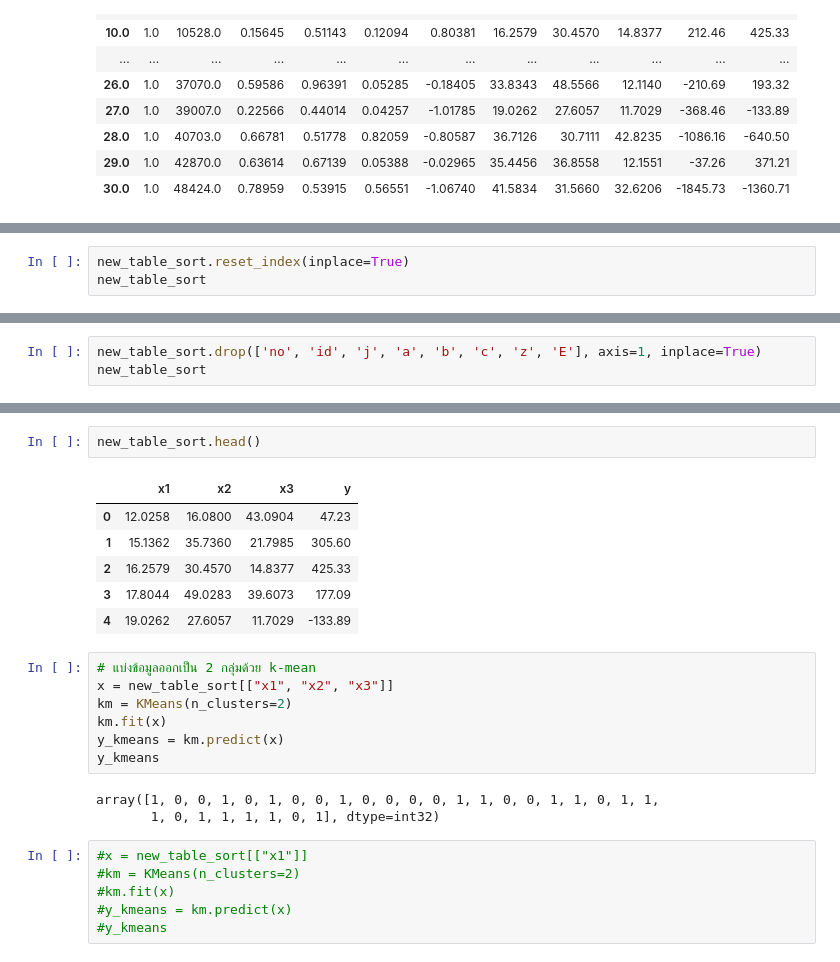
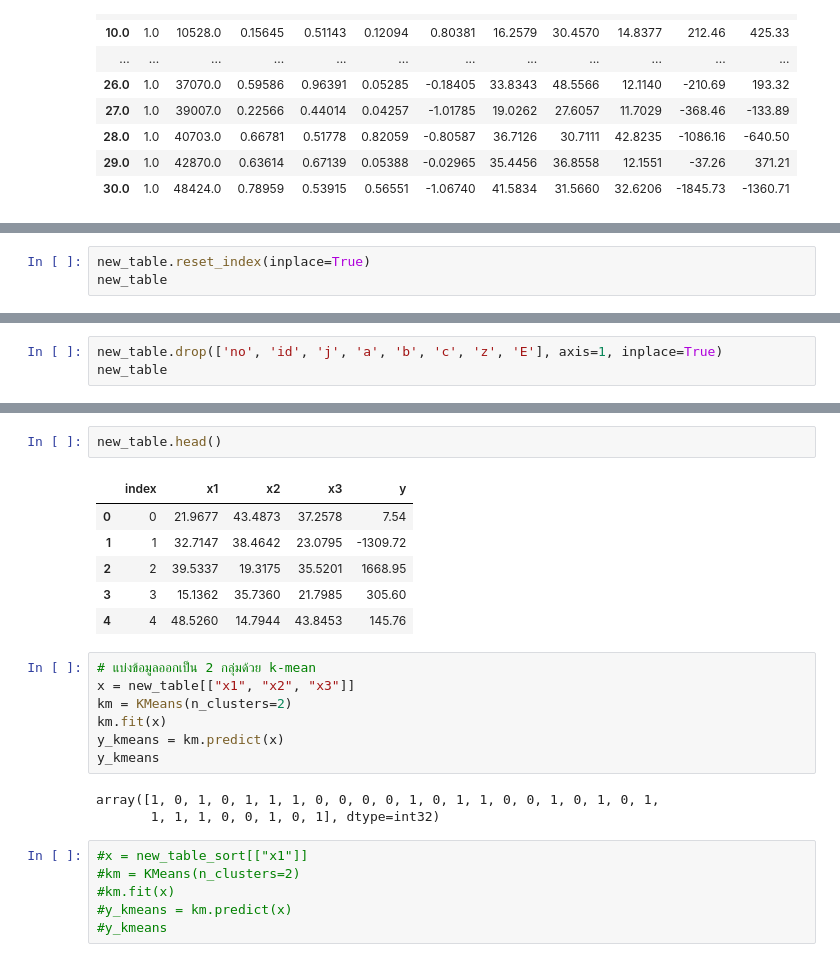
Before and after one commit to iam-fern/Research, a Jupyter notebook: GQtest_Cluster.ipynb, the cells around one changed output, grey strips where cells are left out. Drawn from its saved outputs; the diff is of its cells as text.

```diff
--- a/GQtest_Cluster.ipynb
+++ b/GQtest_Cluster.ipynb
@@ -146,4 +127,4 @@ new_table_sort
 # %%
-new_table_sort.reset_index(inplace=True)
-new_table_sort
+new_table.reset_index(inplace=True)
+new_table
 # %% [output]
@@ -167,4 +148,4 @@ new_table_sort
 # %%
-new_table_sort.drop(['no', 'id', 'j', 'a', 'b', 'c', 'z', 'E'], axis=1, inplace=True)
-new_table_sort
+new_table.drop(['no', 'id', 'j', 'a', 'b', 'c', 'z', 'E'], axis=1, inplace=True)
+new_table
 # %% [output]
@@ -209,22 +190,22 @@ new_table_sort
 # %%
-new_table_sort.head()
+new_table.head()
 # %% [output]
-|  | x1 | x2 | x3 | y |
-| 0 | 12.0258 | 16.0800 | 43.0904 | 47.23 |
-| 1 | 15.1362 | 35.7360 | 21.7985 | 305.60 |
-| 2 | 16.2579 | 30.4570 | 14.8377 | 425.33 |
-| 3 | 17.8044 | 49.0283 | 39.6073 | 177.09 |
-| 4 | 19.0262 | 27.6057 | 11.7029 | -133.89 |
+|  | index | x1 | x2 | x3 | y |
+| 0 | 0 | 21.9677 | 43.4873 | 37.2578 | 7.54 |
+| 1 | 1 | 32.7147 | 38.4642 | 23.0795 | -1309.72 |
+| 2 | 2 | 39.5337 | 19.3175 | 35.5201 | 1668.95 |
+| 3 | 3 | 15.1362 | 35.7360 | 21.7985 | 305.60 |
+| 4 | 4 | 48.5260 | 14.7944 | 43.8453 | 145.76 |
 # %%
 # แบ่งข้อมูลออกเป็น 2 กลุ่มด้วย k-mean
-x = new_table_sort[["x1", "x2", "x3"]]
+x = new_table[["x1", "x2", "x3"]]
 km = KMeans(n_clusters=2)
 km.fit(x)
 y_kmeans = km.predict(x)
 y_kmeans
 # %% [output]
-array([1, 0, 0, 1, 0, 1, 0, 0, 1, 0, 0, 0, 0, 1, 1, 0, 0, 1, 1, 0, 1, 1,
-       1, 0, 1, 1, 1, 1, 0, 1], dtype=int32)
+array([1, 0, 1, 0, 1, 1, 1, 0, 0, 0, 0, 1, 0, 1, 1, 0, 0, 1, 0, 1, 0, 1,
+       1, 1, 1, 0, 0, 1, 0, 1], dtype=int32)
 # %%
 #x = new_table_sort[["x1"]]
 #km = KMeans(n_clusters=2)
```
Also changed, not shown: parts of 14 cells of this notebook.
